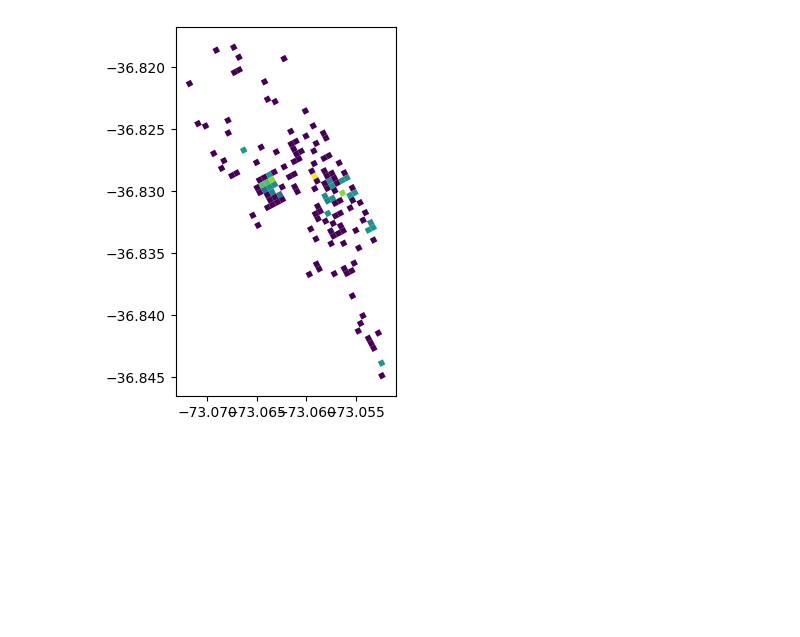
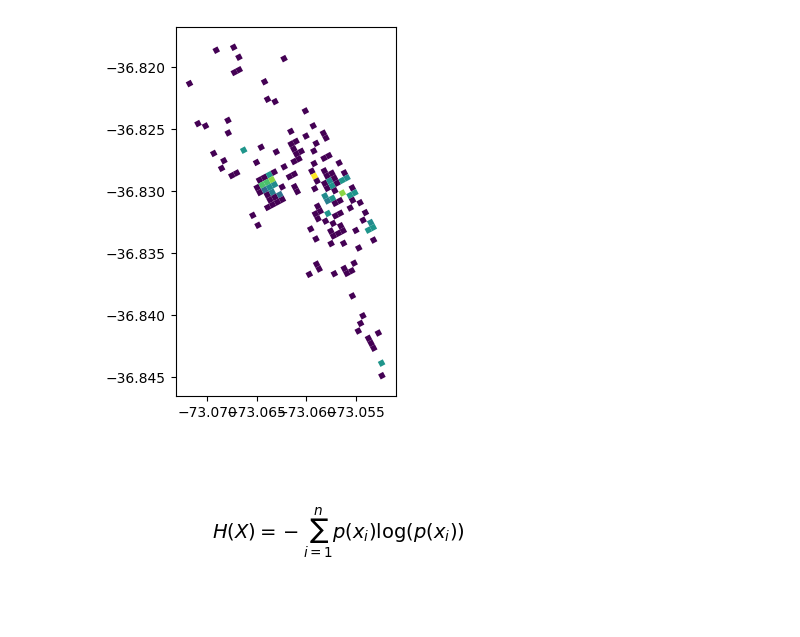
Before and after one commit to CityScope/CityLab_Biobio, a Jupyter notebook: notebooks/amenities/diversity_and_density.ipynb, the cells around one changed output. Cells and saved outputs as stored; diff of their text form; code cells hidden in the pictures; blank space fills up the shorter version.

Commit message:
added script to show entropy formula

```diff
--- a/notebooks/amenities/diversity_and_density.ipynb
+++ b/notebooks/amenities/diversity_and_density.ipynb
@@ -67,3 +118,23 @@ diversity_grid.plot(column='diversity')
 # %% [output]
 <Axes: >
 [figure]
+# %%
+import matplotlib.pyplot as plt
+
+# Crear una figura y ejes
+fig, ax = plt.subplots(figsize=(6, 2))  # Ajusta el tamaño de la figura según tus preferencias
+
+# Configurar los ejes para que no muestren nada
+ax.axis('off')
+
+# Agregar la fórmula de la entropía como texto en la figura
+formula = r'$H(X) = -\sum_{i=1}^{n} p(x_i) \log(p(x_i))$'  # La fórmula en formato LaTeX
+ax.text(0.5, 0.5, formula, fontsize=14, ha='center', va='center')
+
+# Guardar la figura como una imagen PNG
+# plt.savefig('entropia_formula.png', bbox_inches='tight', dpi=300)  # Ajusta el nombre y la resolución según tus preferencias
+
+# Mostrar la figura si lo deseas
+plt.show()
+# %% [output]
+[figure, added]
```
Also changed, not shown: parts of 5 cells of this notebook.
